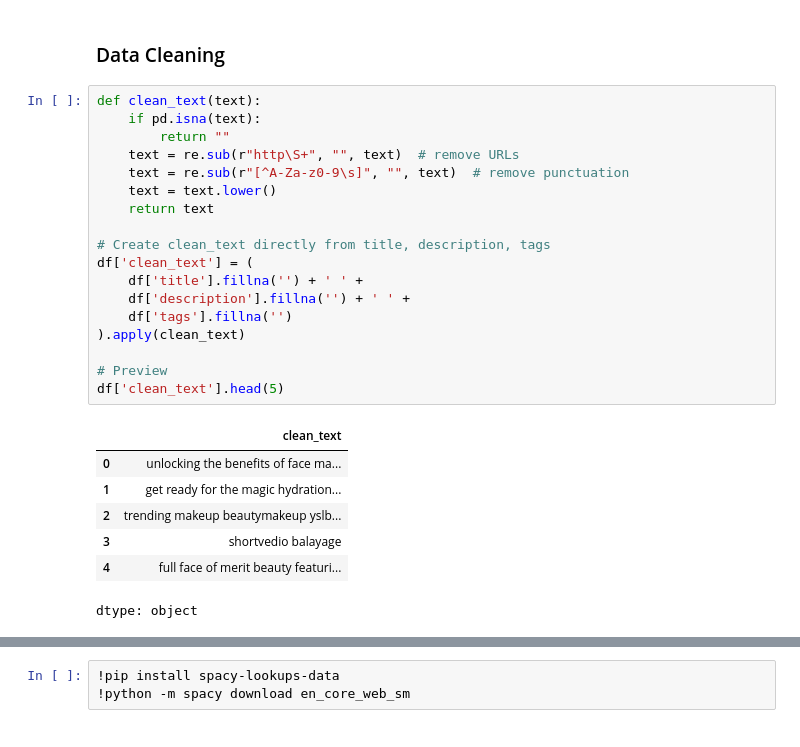
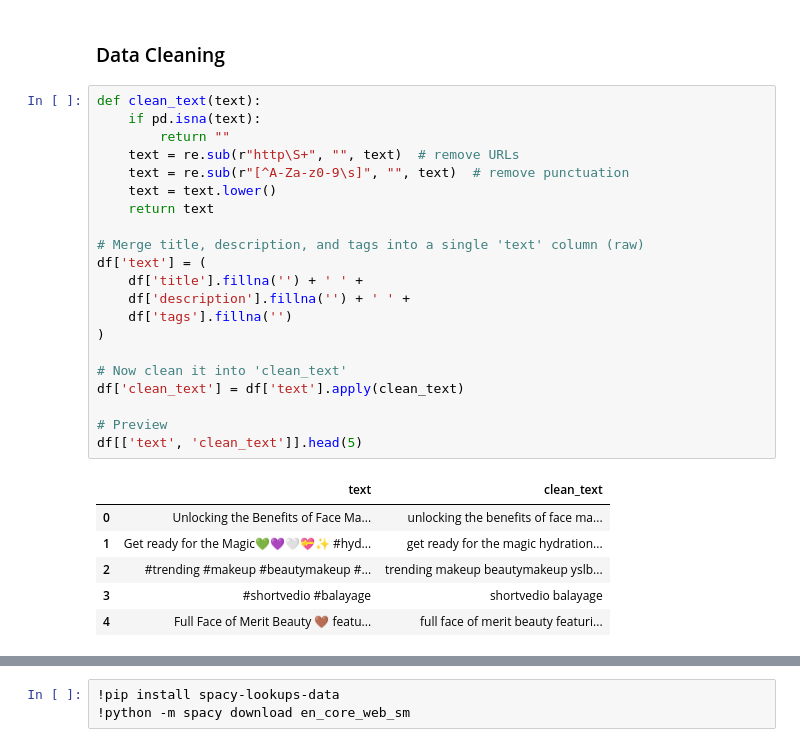
Before and after one commit to lichee03/Loreal-Competition-Born-to-Win, a Jupyter notebook: app/trendAnalysis/extract_product.ipynb, the cells around one changed output, grey strips where cells are left out. Saved outputs shown, nothing was run; the diff lists cells and outputs as text.

```diff
--- a/app/trendAnalysis/extract_product.ipynb
+++ b/app/trendAnalysis/extract_product.ipynb
@@ -33,27 +38,29 @@ df.head(10)
 # %%
 def clean_text(text):
     if pd.isna(text):
         return ""
     text = re.sub(r"http\S+", "", text)  # remove URLs
     text = re.sub(r"[^A-Za-z0-9\s]", "", text)  # remove punctuation
     text = text.lower()
     return text
 
-# Create clean_text directly from title, description, tags
-df['clean_text'] = (
+# Merge title, description, and tags into a single 'text' column (raw)
+df['text'] = (
     df['title'].fillna('') + ' ' +
     df['description'].fillna('') + ' ' +
     df['tags'].fillna('')
-).apply(clean_text)
+)
+
+# Now clean it into 'clean_text'
+df['clean_text'] = df['text'].apply(clean_text)
 
 # Preview
-df['clean_text'].head(5)
+df[['text', 'clean_text']].head(5)
 # %% [output]
-|  | clean_text |
-| 0 | unlocking the benefits of face ma... |
-| 1 | get ready for the magic hydration... |
-| 2 | trending makeup beautymakeup yslb... |
-| 3 | shortvedio balayage |
-| 4 | full face of merit beauty featuri... |
+|  | text | clean_text |
+| 0 | Unlocking the Benefits of Face Ma... | unlocking the benefits of face ma... |
+| 1 | Get ready for the Magic💚💜🤍💝✨ #hyd... | get ready for the magic hydration... |
+| 2 | #trending #makeup #beautymakeup #... | trending makeup beautymakeup yslb... |
+| 3 | #shortvedio #balayage | shortvedio balayage |
+| 4 | Full Face of Merit Beauty 🤎 featu... | full face of merit beauty featuri... |
-dtype: object
 # %%
```
Also changed, not shown: parts of 25 cells of this notebook, 6 other files.
